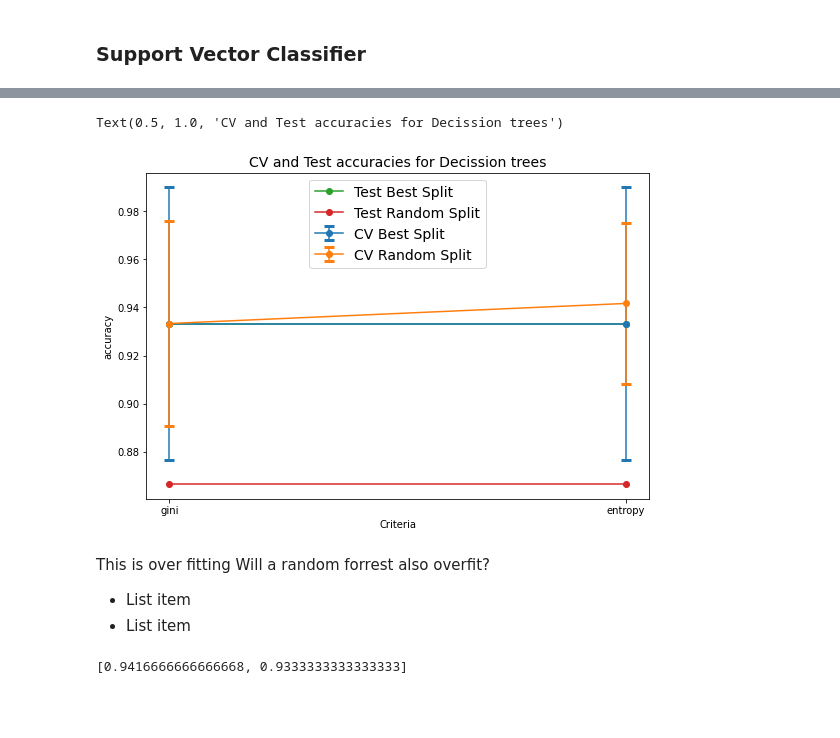
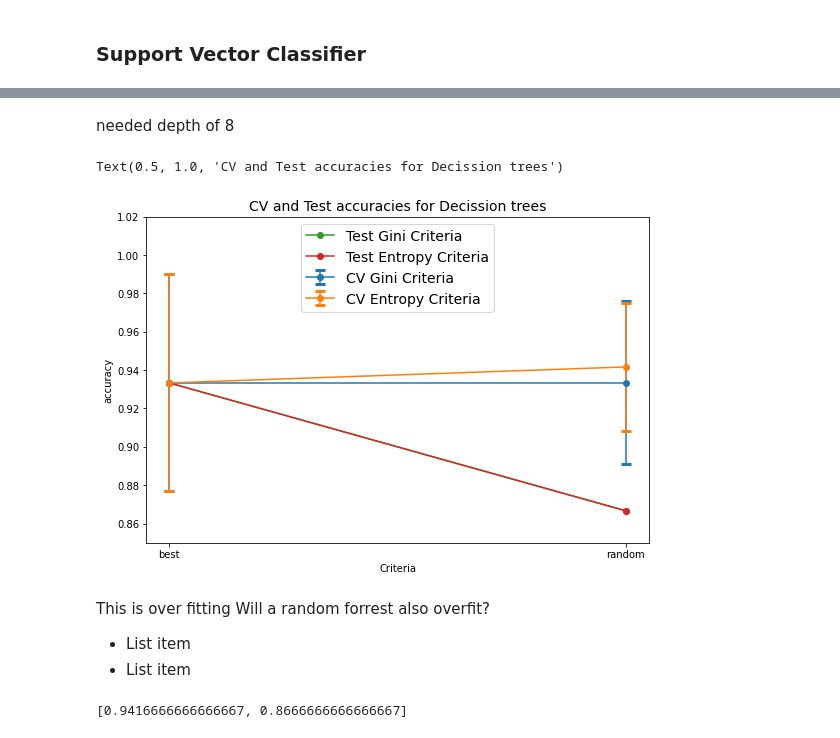
Before and after one commit to RK22000/ICE-Iris_Classification_Experiment, a Jupyter notebook: ICE_(Iris_Classification_Experiment).ipynb, the cells around one changed output, grey strips where cells are left out. Saved outputs shown, nothing was run; the diff lists cells and outputs as text; code cells hidden in the pictures; blank space fills up the shorter version.

```diff
--- a/ICE_(Iris_Classification_Experiment).ipynb
+++ b/ICE_(Iris_Classification_Experiment).ipynb
@@ -171,6 +171,7 @@ for base in [0, 50, 100]:
         dset = train if j in train_idx else test
         dset.x.append(x)
         dset.y.append(y)
+plt_y_lim = (0.85, 1.02)
 len(train.x), len(test.x), len(train.y), len(test.y)
 # %% [output]
 (120, 30, 120, 30)
@@ -305,6 +306,6 @@ for kernel in kernels:
             labels=[0, 1, 2],
             display_labels=iris.target_names
         )
-        plt.title(f"{kernel} {shp}")
+        plt.title(f"{kernel} kernel {shp}")
 plt.show()
 # %% [output]
@@ -354,14 +355,15 @@ ts_acc = [[],[]]
 cv_acc = [[],[]]
 cv_dev = [[], []]
 
-for cri in crit:
-    for i, sp in enumerate(splt):
+for sp in splt:
+    for i, cri in enumerate(crit):
         clf = tree.DecisionTreeClassifier(random_state=42, criterion=cri, splitter=sp)
         cv_score = cross_val_score(clf, train.x, train.y)
         cv_acc[i].append(cv_score.mean())
         cv_dev[i].append(cv_score.std())
         clf = clf.fit(train.x, train.y)
         ConfusionMatrixDisplay.from_estimator(clf, test.x, test.y)
+        plt.title(f"{cri} criteria with {sp} split")
         plt.show()
         ts_score = clf.score(test.x, test.y)
         ts_acc[i].append(ts_score)
@@ -381,25 +383,27 @@ None
 [figure]
+# %% [markdown]
+needed depth of 8
 # %%
 plt.figure(figsize=(9, 6))
 for ls, dev, leg in zip(
     [*cv_acc, *ts_acc],
     [*cv_dev, [], []],
-    "CV Best Split, CV Random Split, Test Best Split, Test Random Split".split(", ")
+    "CV Gini Criteria, CV Entropy Criteria, Test Gini Criteria, Test Entropy Criteria".split(", ")
     ):
     fmt, capsize, capth = ('o-', 5, 3)# if leg[-1]=='e' else ('*:', 3, 1)
     if len(dev) > 0:
         plt.errorbar([i for i, _ in enumerate(ls)], ls, yerr=dev, fmt=fmt, label=leg, capsize=capsize, capthick=capth)
     else:
         plt.plot([i for i, _ in enumerate(ls)], ls, fmt, label=leg)
 plt.legend(fontsize=14)
-plt.xticks(*zip(*enumerate(crit)))
-#plt.ylim(0.88, 1.02)
+plt.xticks(*zip(*enumerate(splt)))
+plt.ylim(*plt_y_lim)
 plt.xlabel("Criteria")
 plt.ylabel("accuracy")
 plt.title("CV and Test accuracies for Decission trees", fontsize=14)
 # %% [output]
 Text(0.5, 1.0, 'CV and Test accuracies for Decission trees')
-[figure, old version]
+[figure, new version]
 # %% [markdown]
 This is over fitting
 Will a random forrest also overfit?
@@ -408,7 +412,7 @@ Will a random forrest also overfit?
 # %%
 [cv_score.mean(), ts_score]
 # %% [output]
-[0.9416666666666668, 0.9333333333333333]
+[0.9416666666666667, 0.8666666666666667]
 # %%
 iris.feature_names, iris.target_names
 # %% [output]
```
Also changed, not shown: parts of 12 cells of this notebook.
